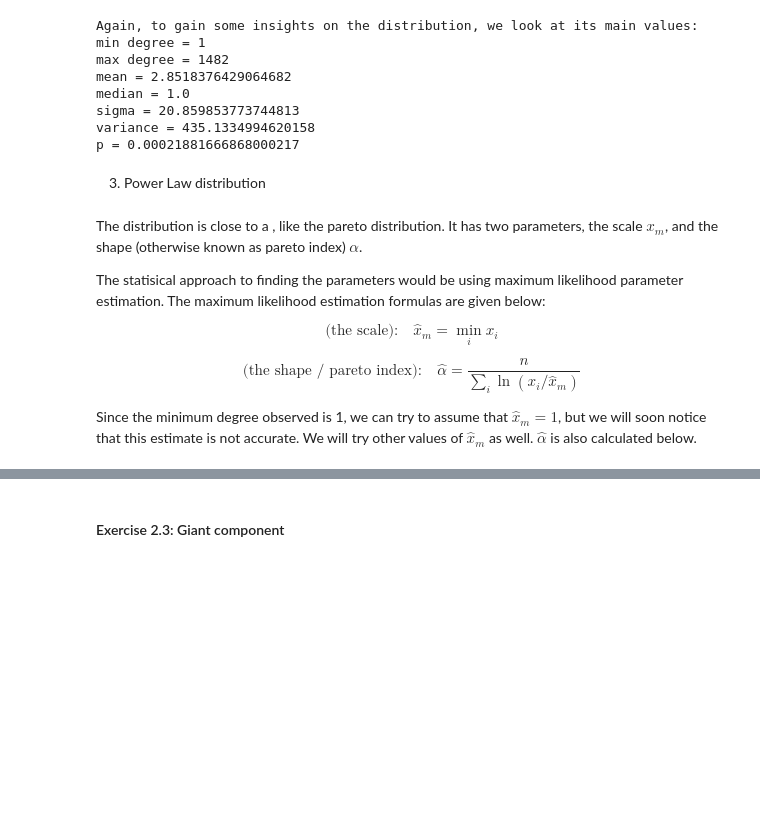
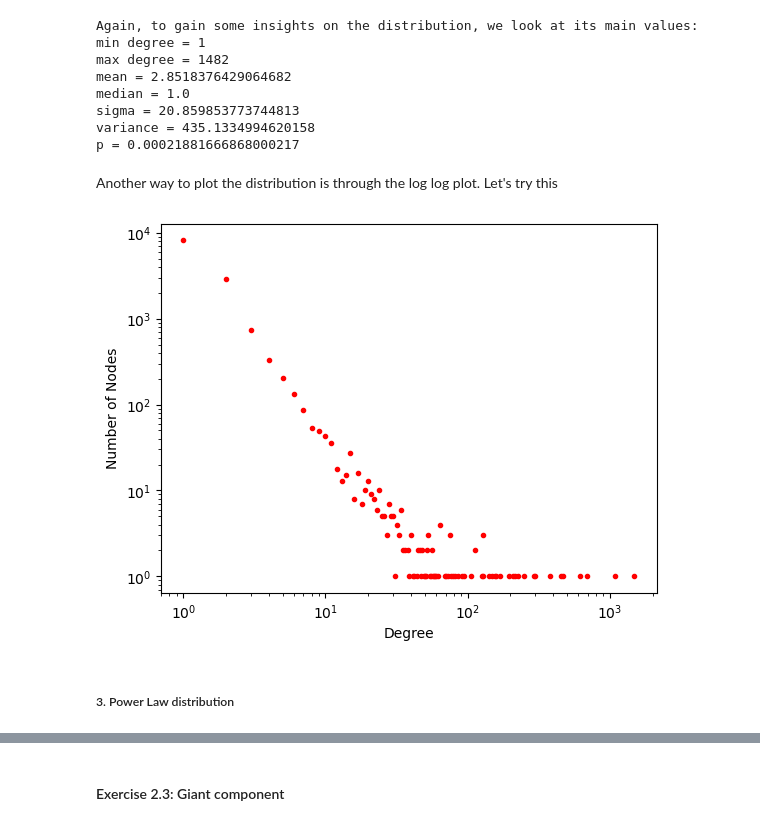
Before and after one commit to Enrico-Benedettini/Internet-Analytics---Lab-2, a Jupyter notebook: assignment/ix-lab2-notebook-part1.ipynb, the cells around one changed output, grey strips where cells are left out. Cells and saved outputs as stored; diff of their text form; code cells hidden in the pictures; blank space fills up the shorter version.

Commit message:
Completed degree distribution description

```diff
--- a/assignment/ix-lab2-notebook-part1.ipynb
+++ b/assignment/ix-lab2-notebook-part1.ipynb
@@ -95,15 +96,19 @@ median = 1.0
 sigma = 20.859853773744813
 variance = 435.1334994620158
 p = 0.00021881666868000217
+# %% [markdown]
+Another way to plot the distribution is through the log log plot. Let's try this
+# %%
+# We first take the raw data
+degree_uniques, degree_counts = np.unique(degrees, return_counts=True)
+# Plot the distribution on a log-log graph
+plt.loglog(degree_uniques, degree_counts, '.', c='red')
+plt.xscale('log')
+plt.yscale('log')
+plt.xlabel('Degree')
+plt.ylabel('Number of Nodes')
+plt.show()
+# %% [output]
+[figure, added]
 # %% [markdown]
-3. Power Law distribution
+##### 3. Power Law distribution
-# %% [markdown]
- The distribution is close to a , like the pareto distribution. It has two parameters, the scale $x_m$, and the shape (otherwise known as pareto index) $\alpha$.
-
-The statisical approach to finding the parameters would be using maximum likelihood parameter estimation. The maximum likelihood estimation formulas are given below:
-
-$$\text{(the scale):}\quad\hat{x}_m = \min_i{x_i}$$
-
-$$\text{(the shape / pareto index):}\quad\hat{\alpha} = \frac{n}{\sum_i{\ln(x_i/\hat{x}_m)}}$$
-
-Since the minimum degree observed is 1, we can try to assume that $\hat{x}_m = 1$, but we will soon notice that this estimate is not accurate. We will try other values of $\hat{x}_m$ as well. $\hat{\alpha}$ is also calculated below.
```
Also changed, not shown: parts of 4 cells of this notebook.
